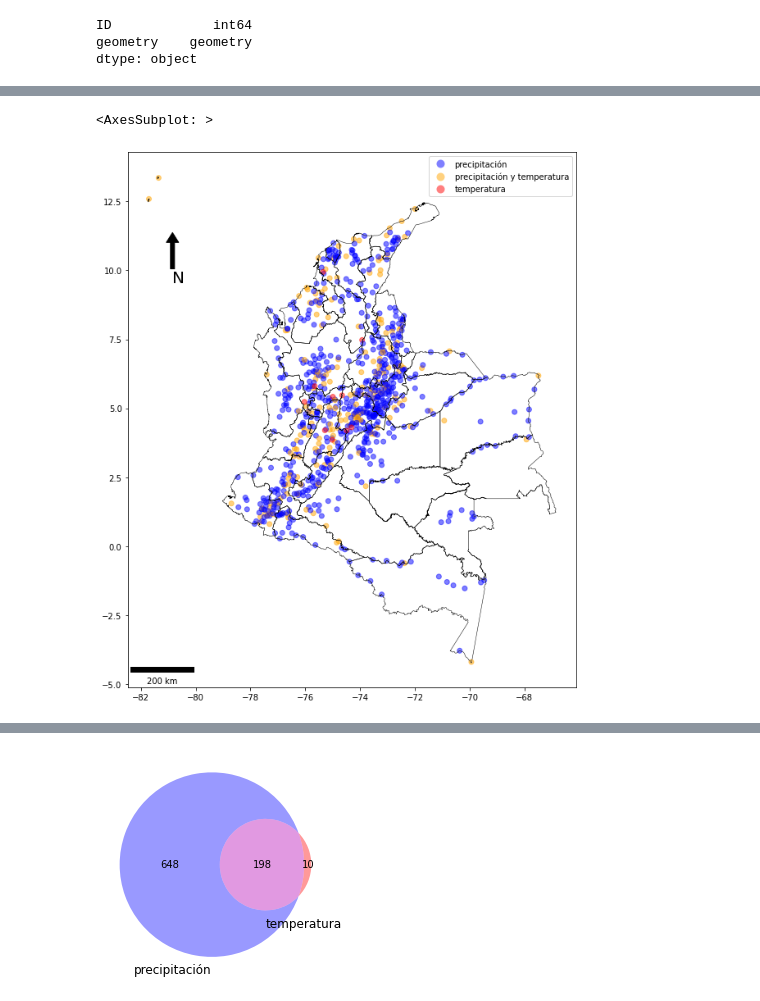
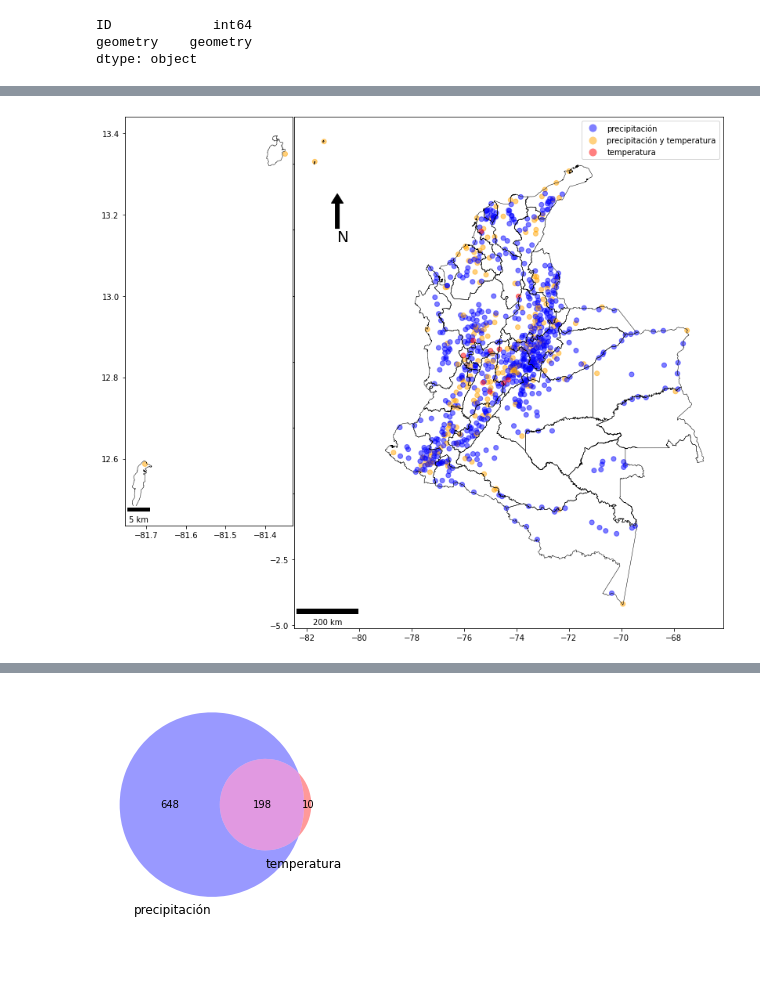
Before and after one commit to jofmorenore/TS_Climatic, a Jupyter notebook: python/Spatial_TS_Climatic.ipynb, the cells around one changed output, grey strips where cells are left out. Drawn from its saved outputs; the diff is of its cells as text; code cells hidden in the pictures; blank space fills up the shorter version.

```diff
--- a/python/Spatial_TS_Climatic.ipynb
+++ b/python/Spatial_TS_Climatic.ipynb
@@ -91,20 +92,6 @@ x, y, arrow_length = 0.1, 0.85, 0.1
-# %%
-#axis = shp_depto_4326.plot(figsize = (20, 12))
-axis = shp_depto_4326["perimetro"].plot(color = "black",figsize = (20, 12), linewidth = 0.5)
-axis.add_artist(ScaleBar(distance_meters, location='lower left'))
-axis.annotate('N', xy=(x, y), xytext=(x, y-arrow_length),
-              arrowprops=dict(facecolor='black', width=5, headwidth=15),
-              ha='left', va='bottom', fontsize=20,
-              xycoords=axis.transAxes)
-shp_join_gdf.plot(ax = axis, column = 'met', alpha = 0.5, legend = True, cmap=colors.ListedColormap(list(color_dict.values())))
-#outer.plot(ax = axis, color = 'black')
-#outer.plot(ax = axis, column = 'met', cmap=colors.ListedColormap(list(color_dict2.values())))
-outer.plot(ax = axis, column = 'met', alpha = 0.5, cmap=colors.ListedColormap(list(color_dict2.values())))
-# %% [output]
-<AxesSubplot: >
-[figure, old version]
 # %%
 shp_join_gdf['Depto'] = shp_join_gdf['DeNombre']
 shp_join_gdf = shp_join_gdf.set_index("Depto")
+shp_depto_4326['Depto'] = shp_depto_4326['DeNombre']
 shp_depto_4326 = shp_depto_4326.set_index("DeNombre")
 # %%
@@ -115,3 +109,22 @@ shp_mun_4326["perimetro"] = shp_mun_4326.boundary
+# %%
+axis = shp_depto_4326["perimetro"].plot(color = "black",figsize = (20, 12), linewidth = 0.5)
+axis.add_artist(ScaleBar(distance_meters, location='lower left'))
+axis.annotate('N', xy=(x, y), xytext=(x, y-arrow_length),
+              arrowprops=dict(facecolor='black', width=5, headwidth=15),
+              ha='left', va='bottom', fontsize=20,
+              xycoords=axis.transAxes)
+shp_join_gdf.plot(ax = axis, column = 'met', alpha = 0.5, legend = True, cmap=colors.ListedColormap(list(color_dict.values())))
+#outer.plot(ax = axis, color = 'black')
+#outer.plot(ax = axis, column = 'met', cmap=colors.ListedColormap(list(color_dict2.values())))
+outer.plot(ax = axis, column = 'met', alpha = 0.5, cmap=colors.ListedColormap(list(color_dict2.values())))
+ins = axis.inset_axes([-0.6,0.2,0.8,0.8])
+SAyP['perimetro'].plot(ax = ins, color = "black",figsize = (20, 12), linewidth = 0.5)
+SAyP_stations.plot(ax = ins, column = 'met', alpha = 0.5, cmap=colors.ListedColormap(list(color_dict3.values())))
+outer[outer['ID_x']== 17025020].plot(ax = ins, column = 'met', alpha = 0.5, cmap=colors.ListedColormap(list(color_dict3.values())))
+ins.add_artist(ScaleBar(distance_meters, location='lower left'))
+plt.show()
+# %% [output]
+[figure, new version]
 # %%
 Cundi = shp_mun_4326.query("Depto == 'Cundinamarca'")
 Cundi_stations = shp_join_gdf.loc["Cundinamarca", ["geometry", "met"]]
```
Also changed, not shown: parts of 23 cells of this notebook.
